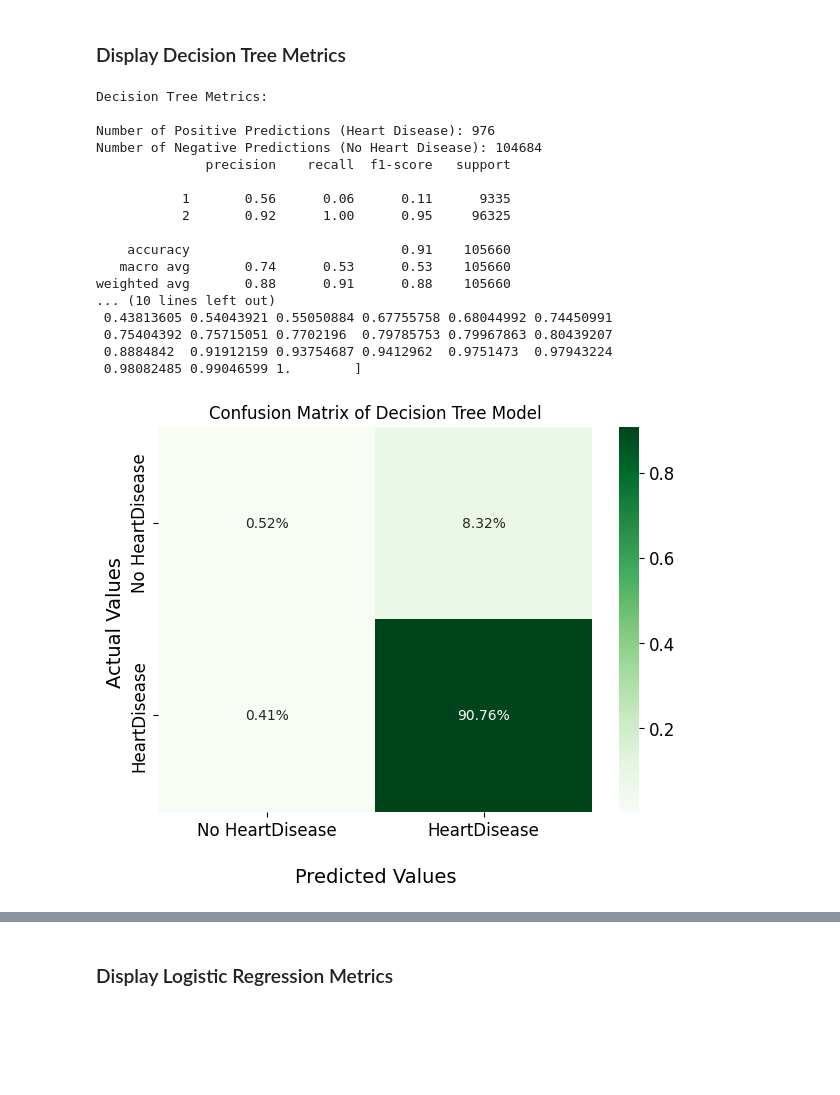
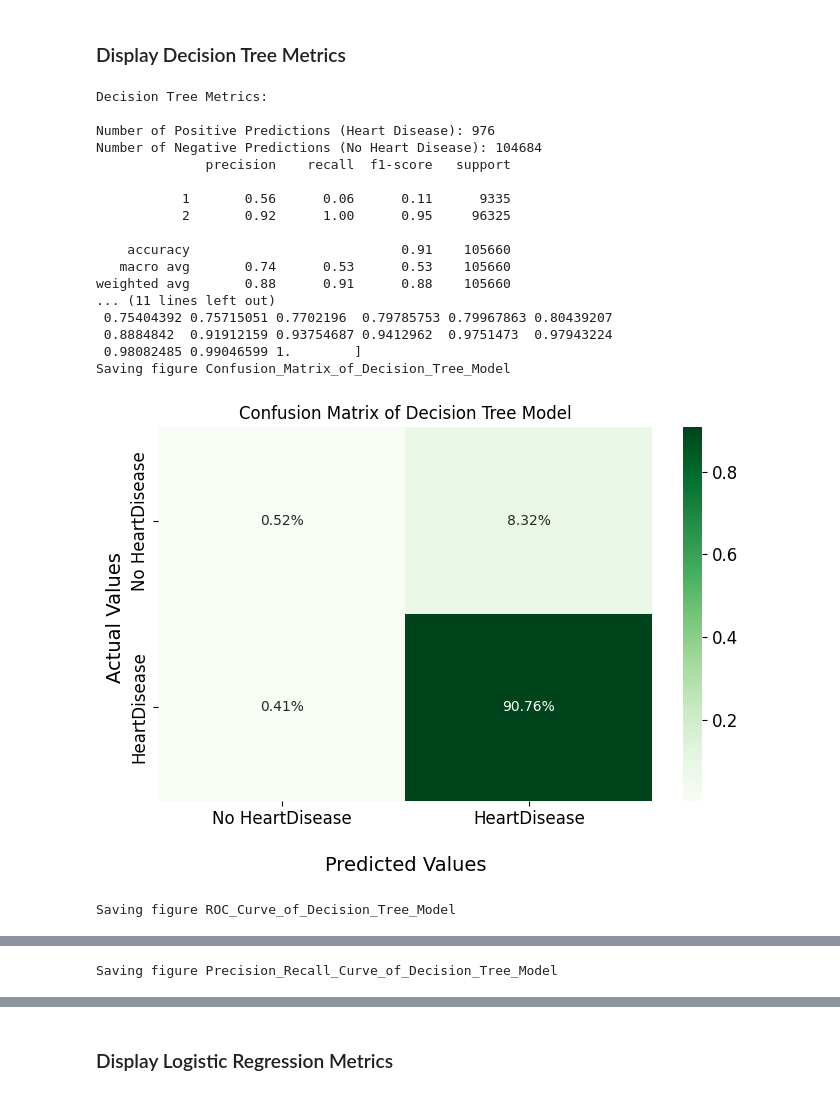
Before and after one commit to Suhyrhasan/Risk-Prediction-For-Heart-Disease, a Jupyter notebook: ModelEvaluation.ipynb, the cells around one changed output, grey strips where cells are left out. Cells and saved outputs as stored; diff of their text form; code cells hidden in the pictures; blank space fills up the shorter version.

Commit message:
saved images

```diff
--- a/ModelEvaluation.ipynb
+++ b/ModelEvaluation.ipynb
@@ -18,11 +18,11 @@ mpl.rc('ytick', labelsize=12)
 
 # Where to save the figures
 PROJECT_ROOT_DIR = "."
-IMAGES_PATH = os.path.join(PROJECT_ROOT_DIR, "images/ml_modeling_images")
+IMAGES_PATH = os.path.join(PROJECT_ROOT_DIR, "images/model_evaluation_images")
 os.makedirs(IMAGES_PATH, exist_ok=True)
 
-def save_fig(fig_id, tight_layout=True, fig_extension="png", resolution=300):
-    path = os.path.join(IMAGES_PATH, fig_id + "." + fig_extension)
+def save_fig(model, fig_id, tight_layout=True, fig_extension="png", resolution=300):
+    path = os.path.join(IMAGES_PATH, model, fig_id + "." + fig_extension)
     print("Saving figure", fig_id)
     if tight_layout:
         plt.tight_layout()
@@ -97,6 +97,7 @@ reduced_models = [reduced_decisiontree_model, reduced_kmeans_model, reduced_rand
 from sklearn.metrics import classification_report, roc_curve, roc_auc_score, confusion_matrix, mean_absolute_error, PrecisionRecallDisplay, precision_recall_curve
 import seaborn as sns
 #Predict the response for test dataset
+DECISION_TREE_PATH = os.path.join('decision_tree')
 def evaluate_DecisionTree():
     print("Decision Tree Metrics:\n")
     clf = full_decisiontree_model
@@ -136,6 +137,7 @@ def evaluate_DecisionTree():
     ax.set_title('Confusion Matrix of Decision Tree Model')
     ax.xaxis.set_ticklabels(['No HeartDisease','HeartDisease'])
     ax.yaxis.set_ticklabels(['No HeartDisease','HeartDisease'])
+    save_fig(DECISION_TREE_PATH,f"Confusion_Matrix_of_Decision_Tree_Model")
     plt.show()
 
 
@@ -148,35 +150,38 @@ def evaluate_DecisionTree():
     plt.ylabel('True Positive Rate')
     plt.title('ROC Curve')
     # show the plot
+    save_fig(DECISION_TREE_PATH,f"ROC_Curve_of_Decision_Tree_Model")
     plt.show()
 
     # Plot Precision Recall Display
     prec, recall, _ = precision_recall_curve(y_test, probs, pos_label=1)
     pr_display = PrecisionRecallDisplay(precision=prec, recall=recall).plot()
     # labels
     plt.xlabel('Recall')
     plt.ylabel('Precision')
     plt.title('Precision Recall Curve')
     # show the plot
+    save_fig(DECISION_TREE_PATH,f"Precision_Recall_Curve_of_Decision_Tree_Model")
     plt.show()
 
 evaluate_DecisionTree()
 # %% [output]
 Decision Tree Metrics:
 
 Number of Positive Predictions (Heart Disease): 976
 Number of Negative Predictions (No Heart Disease): 104684
               precision    recall  f1-score   support
 
            1       0.56      0.06      0.11      9335
            2       0.92      1.00      0.95     96325
 
     accuracy                           0.91    105660
    macro avg       0.74      0.53      0.53    105660
 weighted avg       0.88      0.91      0.88    105660
-... (10 lines left out)
- 0.43813605 0.54043921 0.55050884 0.67755758 0.68044992 0.74450991
+... (11 lines left out)
  0.75404392 0.75715051 0.7702196  0.79785753 0.79967863 0.80439207
  0.8884842  0.91912159 0.93754687 0.9412962  0.9751473  0.97943224
  0.98082485 0.99046599 1.        ]
+Saving figure Confusion_Matrix_of_Decision_Tree_Model
-[figure, old version]
+[figure, new version]
+Saving figure ROC_Curve_of_Decision_Tree_Model
@@ -183,0 +189 @@ weighted avg       0.88      0.91      0.88    105660
+Saving figure Precision_Recall_Curve_of_Decision_Tree_Model
```
Also changed, not shown: parts of 8 cells of this notebook.
